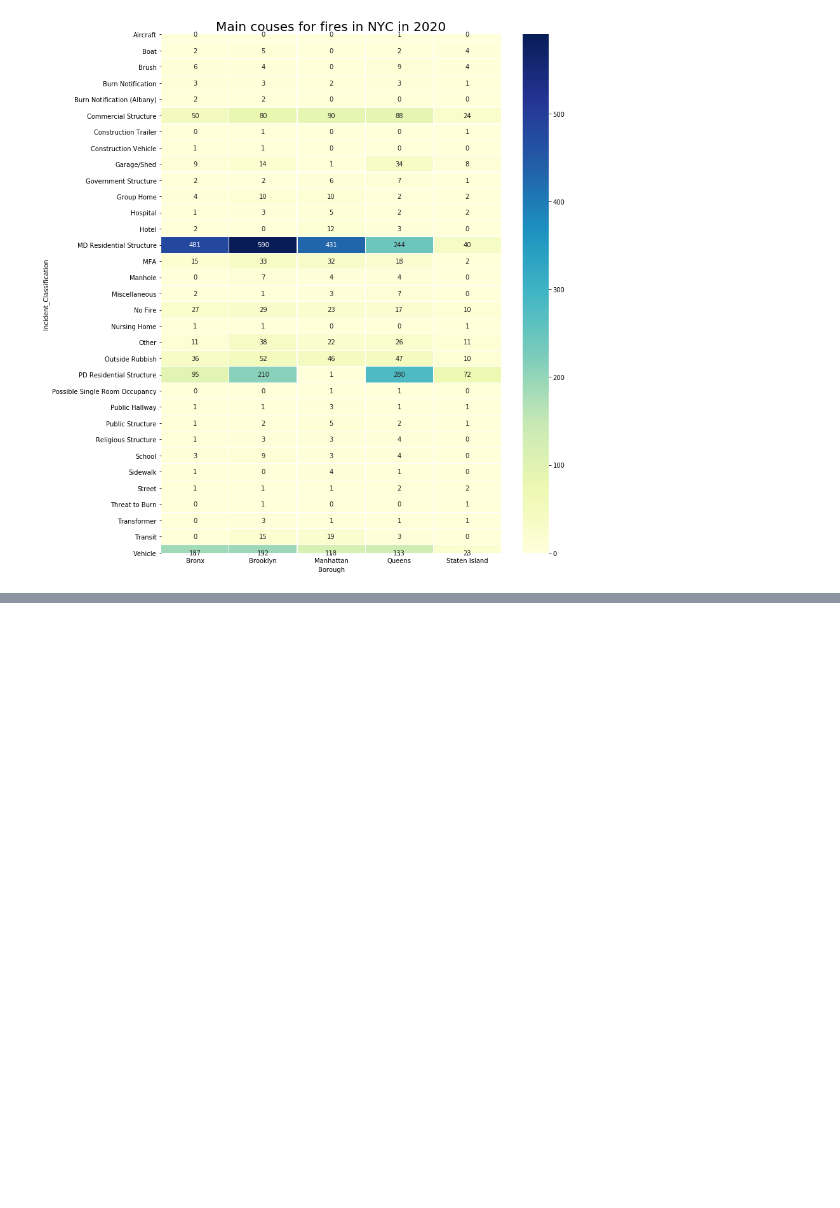
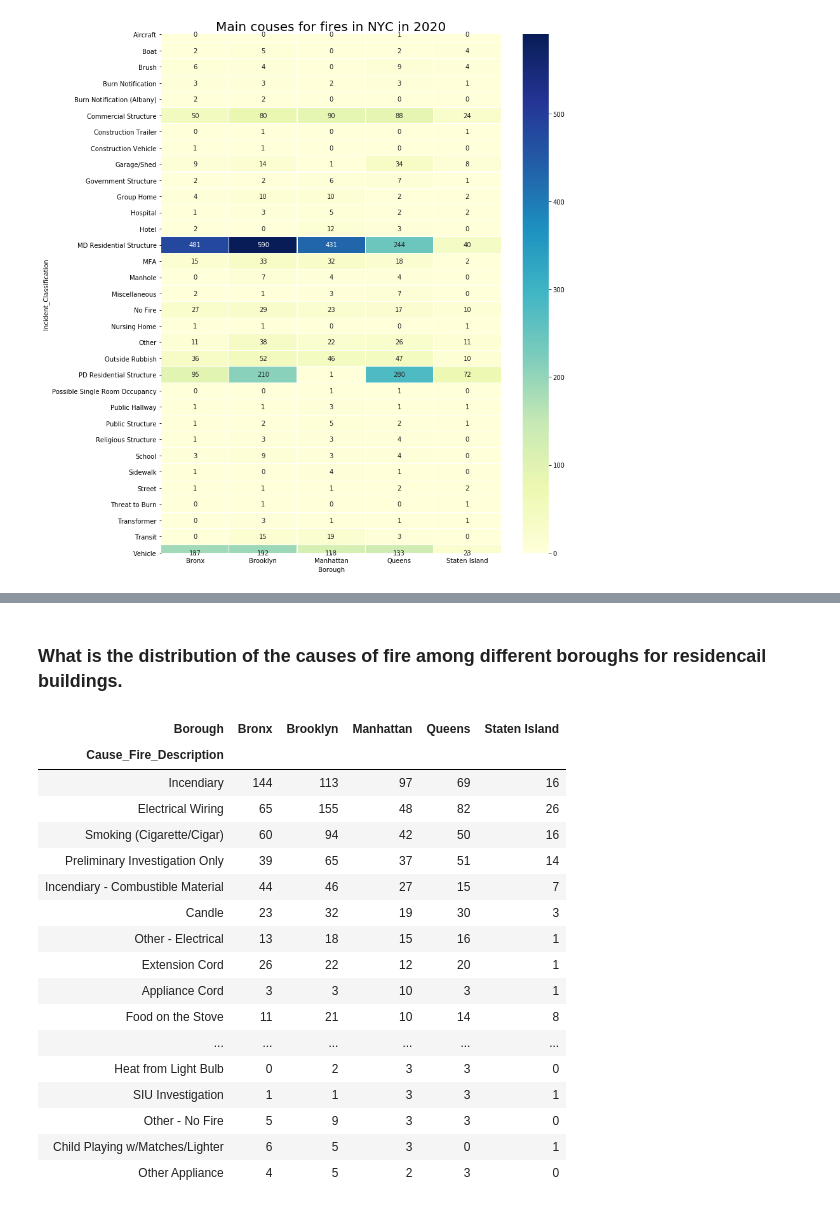
Before and after one commit to molinexx/Data-analysis-with-Python, a Jupyter notebook: NYC Fire data.ipynb, the cells around one changed output, grey strips where cells are left out. Saved outputs shown, nothing was run; the diff lists cells and outputs as text; code cells hidden in the pictures; blank space fills up the shorter version.

```diff
--- a/NYC Fire data.ipynb
+++ b/NYC Fire data.ipynb
@@ -191,0 +197,2 @@ Garages/sheds burned the most in Queens, while rubbish mostly in Brooklyn. Manha
+# %%
+fire_residencial_2020= fire_2020[(fire_2020["Incident_Classification"]== "MD Residential Structure") | (fire_2020["Incident_Classification"]== "PD Residential Structure")  ]
@@ -191,0 +219,23 @@ Garages/sheds burned the most in Queens, while rubbish mostly in Brooklyn. Manha
+# %% [markdown]
+### What is the distribution of the causes of fire among different boroughs  for residencail buildings.
+# %%
+fire_residencial_2020.pivot_table(index="Cause_Fire_Description", columns = "Borough", values = "Incident_DateTime", aggfunc=len, fill_value=0).sort_values(by=['Manhattan'], ascending = False).head(25)
+# %% [output]
+| Borough | Bronx | Brooklyn | Manhattan | Queens | Staten Island |
+| Cause_Fire_Description |  |  |  |  |  |
+| Incendiary | 144 | 113 | 97 | 69 | 16 |
+| Electrical Wiring | 65 | 155 | 48 | 82 | 26 |
+| Smoking (Cigarette/Cigar) | 60 | 94 | 42 | 50 | 16 |
+| Preliminary Investigation Only | 39 | 65 | 37 | 51 | 14 |
+| Incendiary - Combustible Material | 44 | 46 | 27 | 15 | 7 |
+| Candle | 23 | 32 | 19 | 30 | 3 |
+| Other - Electrical | 13 | 18 | 15 | 16 | 1 |
+| Extension Cord | 26 | 22 | 12 | 20 | 1 |
+| Appliance Cord | 3 | 3 | 10 | 3 | 1 |
+| Food on the Stove | 11 | 21 | 10 | 14 | 8 |
+| ... | ... | ... | ... | ... | ... |
+| Heat from Light Bulb | 0 | 2 | 3 | 3 | 0 |
+| SIU Investigation | 1 | 1 | 3 | 3 | 1 |
+| Other - No Fire | 5 | 9 | 3 | 3 | 0 |
+| Child Playing w/Matches/Lighter | 6 | 5 | 3 | 0 | 1 |
+| Other Appliance | 4 | 5 | 2 | 3 | 0 |
```
Also changed, not shown: parts of 5 cells of this notebook.
